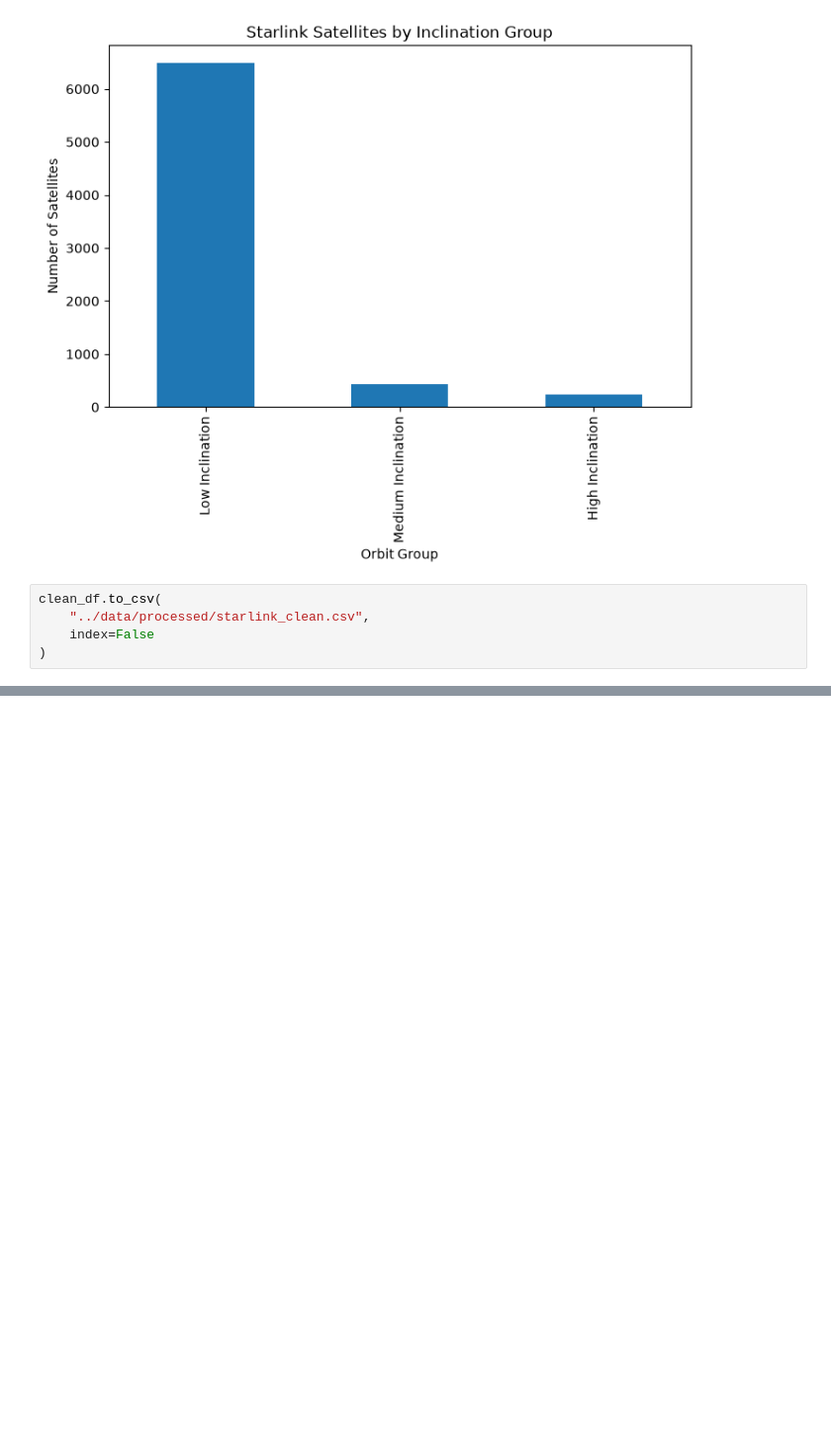
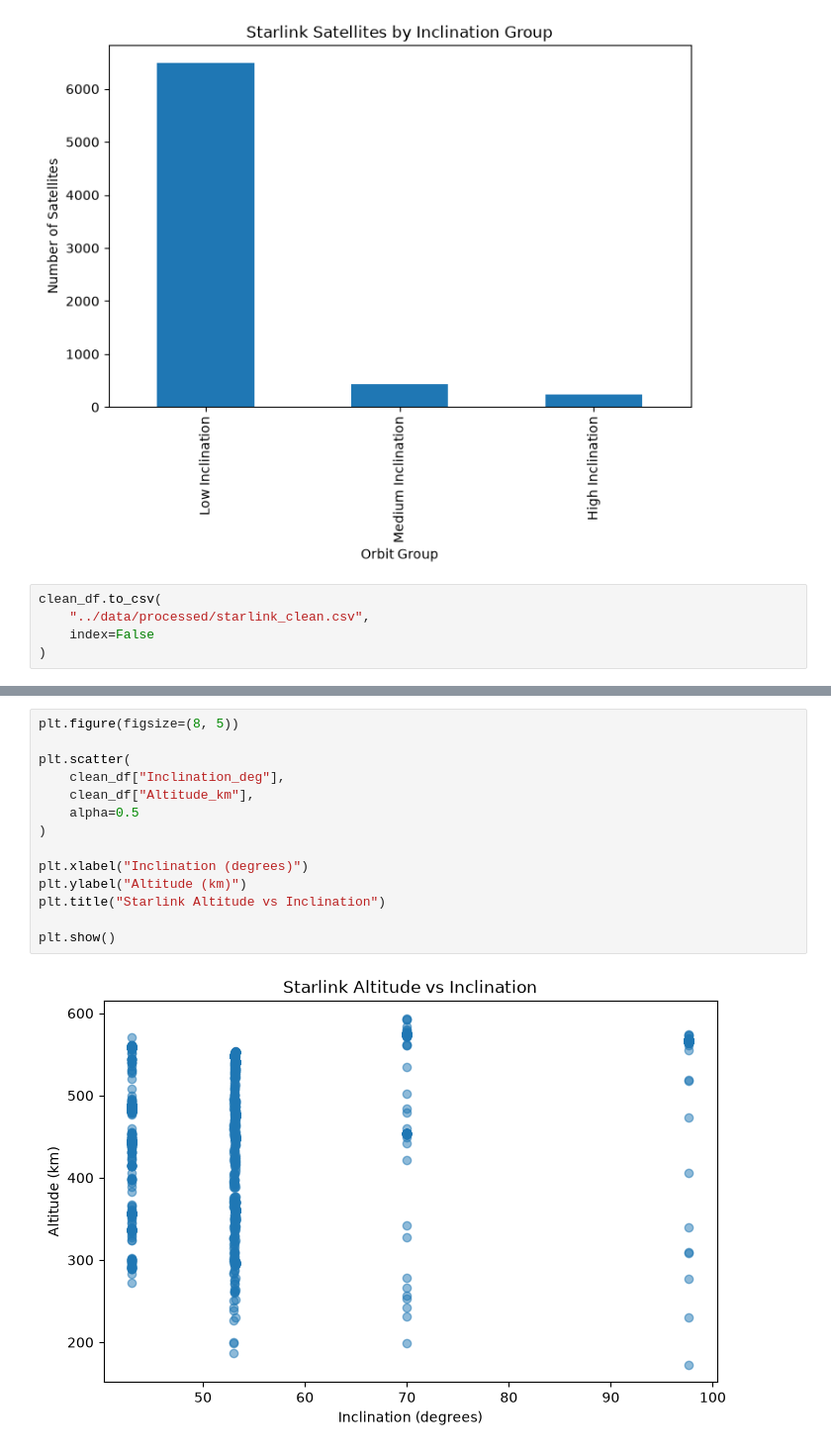
Before and after one commit to roshan-datasci/StarLinkScope, a Jupyter notebook: notebooks/01_explore_starlink.ipynb, the cells around one changed output, grey strips where cells are left out. Shown at 99% size. Cells and saved outputs as stored; diff of their text form; blank space fills up the shorter version.

```diff
--- a/notebooks/01_explore_starlink.ipynb
+++ b/notebooks/01_explore_starlink.ipynb
@@ -130,0 +324,16 @@ clean_df.to_csv(
+# %%
+plt.figure(figsize=(8, 5))
+
+plt.scatter(
+    clean_df["Inclination_deg"],
+    clean_df["Altitude_km"],
+    alpha=0.5
+)
+
+plt.xlabel("Inclination (degrees)")
+plt.ylabel("Altitude (km)")
+plt.title("Starlink Altitude vs Inclination")
+
+plt.show()
+# %% [output]
+[figure, added]
```
Also changed, not shown: parts of 19 cells of this notebook, 1 other file.
